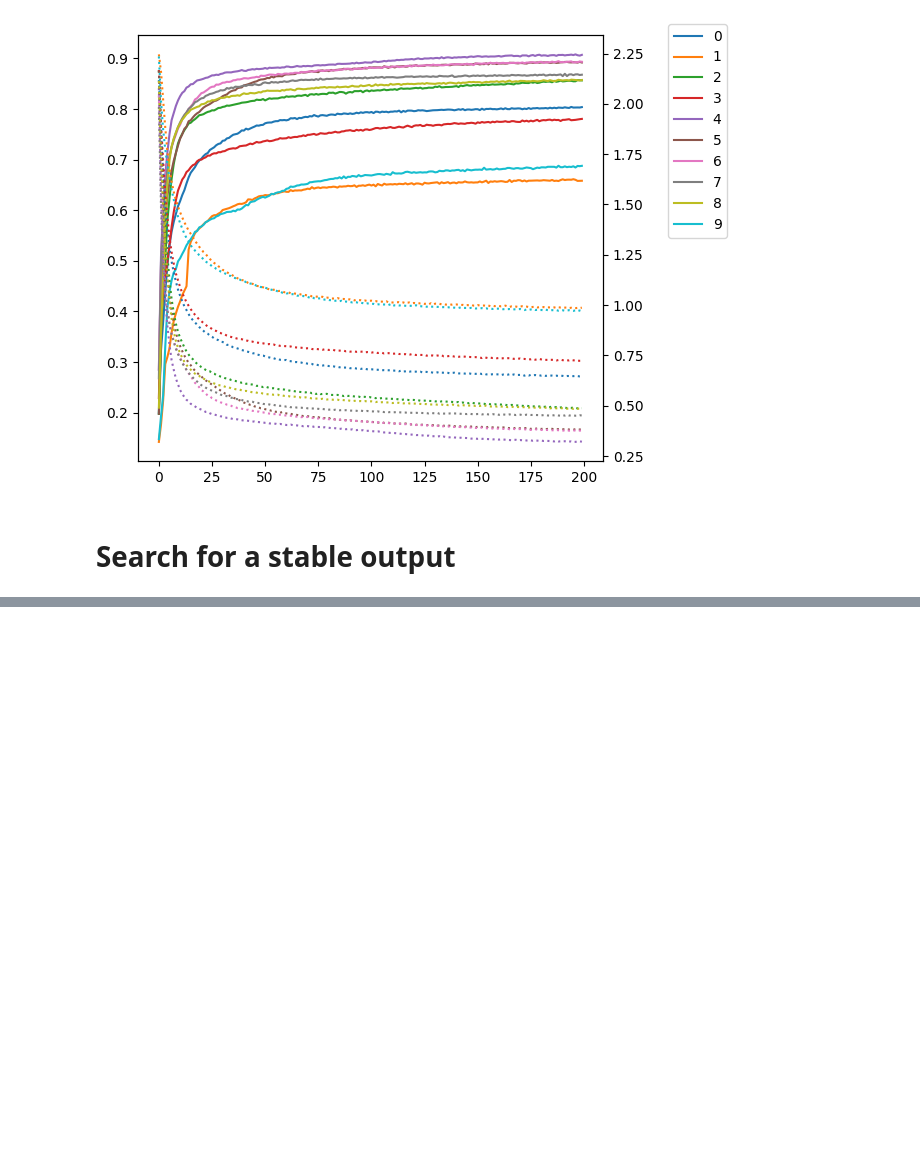
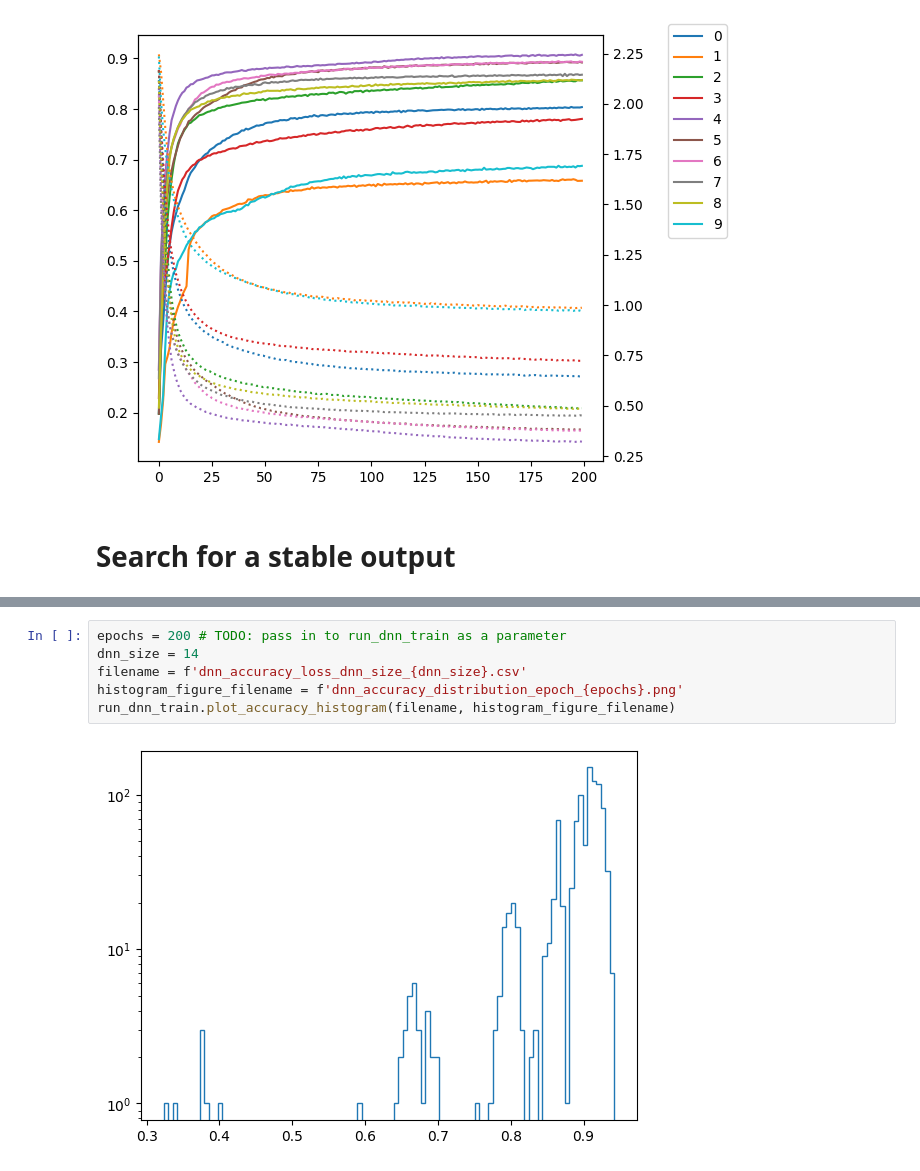
Before and after one commit to edward-b-1/MNIST-Machine-Learning, a Jupyter notebook: run_dnn_train.ipynb, the cells around one changed output, grey strips where cells are left out. Drawn from its saved outputs; the diff is of its cells as text; blank space fills up the shorter version.

```diff
--- a/run_dnn_train.ipynb
+++ b/run_dnn_train.ipynb
@@ -85,0 +345,8 @@ for dnn_size in range(8, 18):
+# %%
+epochs = 200 # TODO: pass in to run_dnn_train as a parameter
+dnn_size = 14
+filename = f'dnn_accuracy_loss_dnn_size_{dnn_size}.csv'
+histogram_figure_filename = f'dnn_accuracy_distribution_epoch_{epochs}.png'
+run_dnn_train.plot_accuracy_histogram(filename, histogram_figure_filename)
+# %% [output]
+[figure, added]
```
Also changed, not shown: parts of 12 cells of this notebook, 2 other files.
